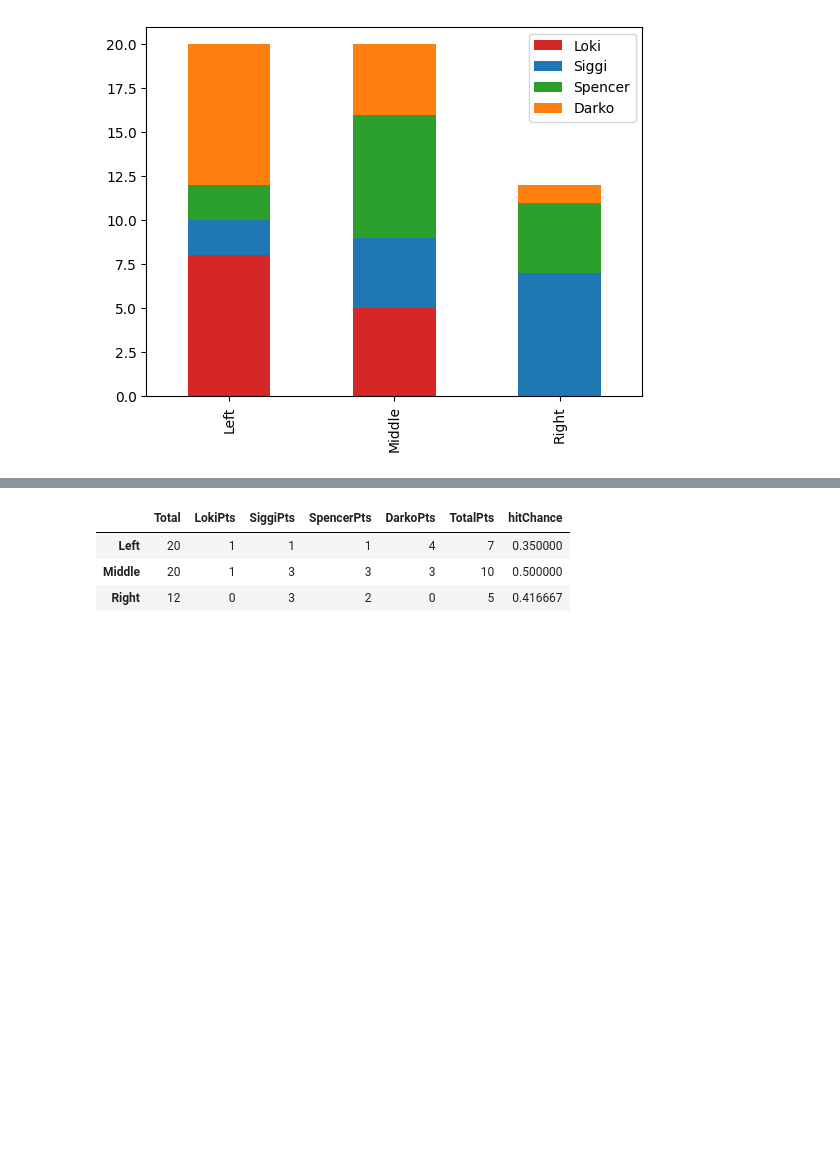
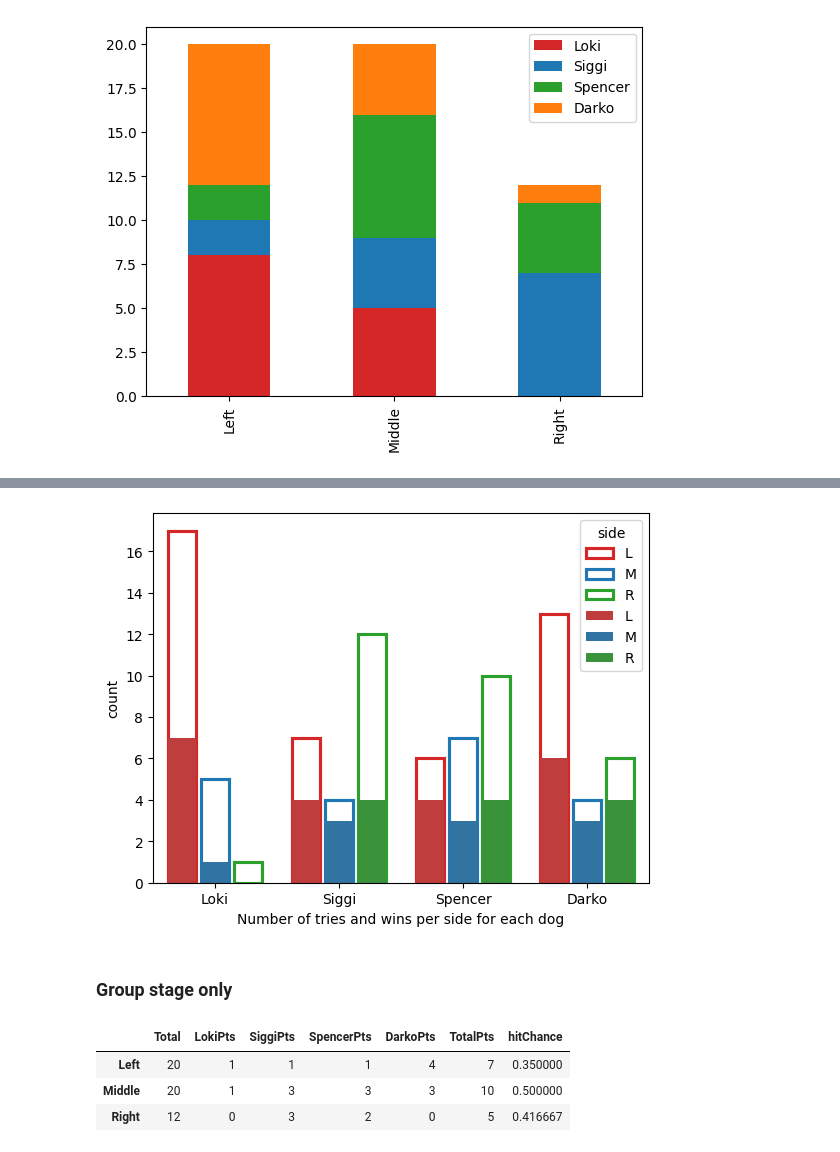
Before and after one commit to ben-tinc/pawracle, a Jupyter notebook: pawracle.ipynb, the cells around one changed output, grey strips where cells are left out. Cells and saved outputs as stored; diff of their text form; code cells hidden in the pictures; blank space fills up the shorter version.

```diff
--- a/pawracle.ipynb
+++ b/pawracle.ipynb
@@ -159,3 +228,26 @@ plt.show(vis)
+# %%
+sbsFull = pd.DataFrame({
+    'side': ['L', 'M', 'R', 'L', 'M', 'R', 'L', 'M', 'R', 'L', 'M', 'R'],
+    'count': lokiChs + siggiChs + spencerChs + darkoChs,
+    'dog': ['Loki', 'Loki', 'Loki', 'Siggi', 'Siggi', 'Siggi',
+            'Spencer', 'Spencer', 'Spencer', 'Darko', 'Darko', 'Darko']})
+sbsHit = pd.DataFrame({
+    'side': ['L', 'M', 'R', 'L', 'M', 'R', 'L', 'M', 'R', 'L', 'M', 'R'],
+    'count': lokiPts + siggiPts + spencerPts + darkoPts,
+    'dog': ['Loki', 'Loki', 'Loki', 'Siggi', 'Siggi', 'Siggi',
+            'Spencer', 'Spencer', 'Spencer', 'Darko', 'Darko', 'Darko']})
+#sbs.plot(kind='bar', x='side', y='count',  stacked=True)
+#fig, axe = plt.subplots(nrows=1, ncols=4)
+#g = sns.FacetGrid(sbs, col='dog', height=5, aspect=.5, hue='side')
+#g.map(sns.barplot, 'side', 'count', order=['L', 'M', 'R'], errorbar=None, fill=False)
+ax=sns.barplot(sbsFull, x='dog', y='count', hue='side', errorbar=None, fill=False, gap=.15, legend='full')
+ax=sns.barplot(sbsHit, x='dog', y='count', hue='side', errorbar=None, ax=ax, gap=.15, legend='full')
+ax.set_xlabel('Number of tries and wins per side for each dog')
+plt.show(ax)
+# %% [output]
+[figure, added]
+# %% [markdown]
+### Group stage only
 # %%
 sides['LokiPts'] = [onlyGroup['lokiPts'].where(onlyGroup['lokiSide']==res, other=0).sum() for res in ['L', 'M', 'R']]
 sides['SiggiPts'] = [onlyGroup['siggiPts'].where(onlyGroup['siggiSide']==res, other=0).sum() for res in ['L', 'M', 'R']]
```
Also changed, not shown: parts of 7 cells of this notebook.
